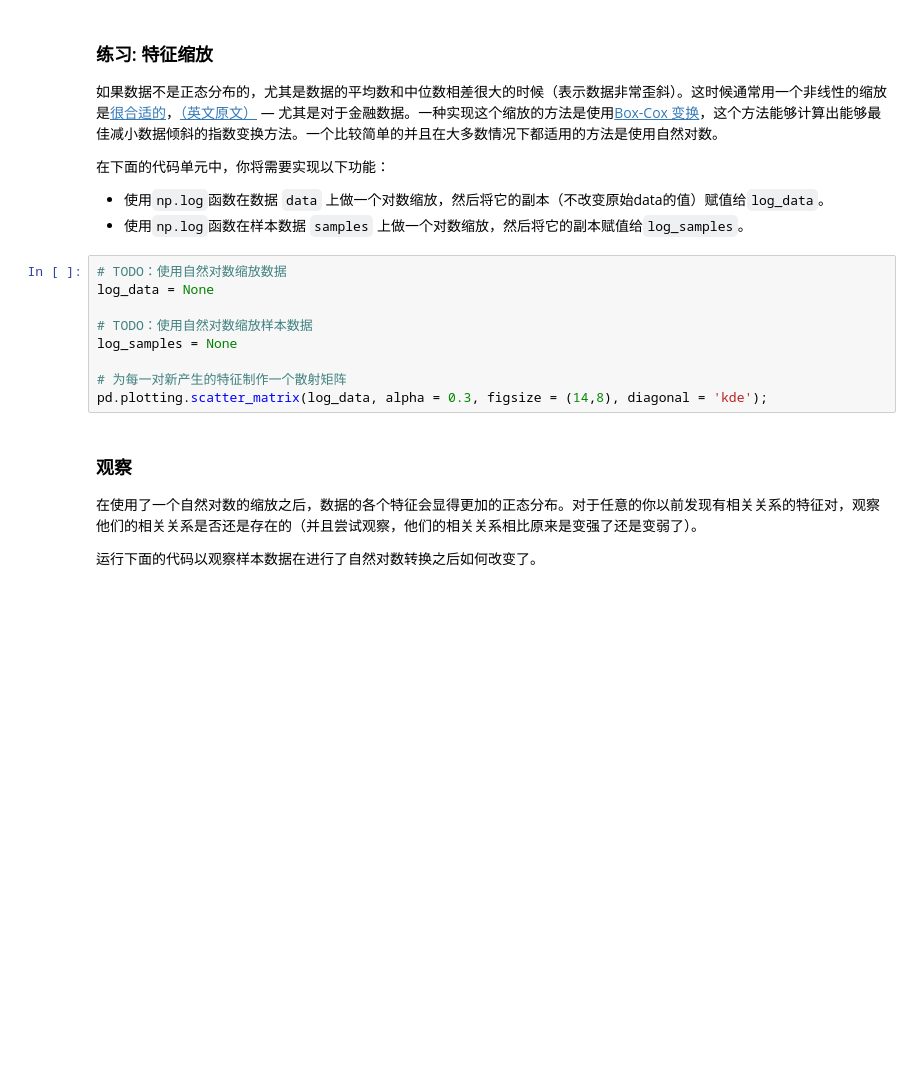
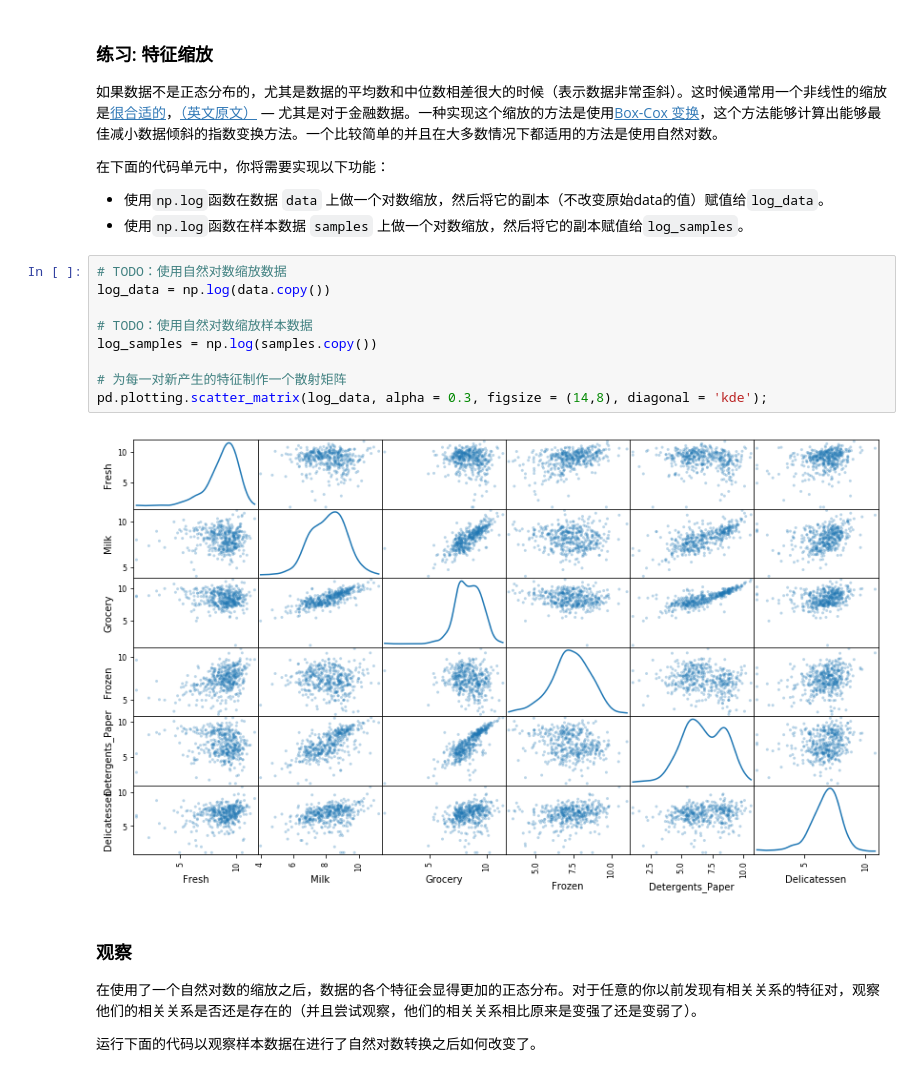
Before and after one commit to sshhan/reflections, a Jupyter notebook: creating_customer_segments-master/customer_segments.ipynb, the cells around one changed output. Cells and saved outputs as stored; diff of their text form; blank space fills up the shorter version.

```diff
--- a/creating_customer_segments-master/customer_segments.ipynb
+++ b/creating_customer_segments-master/customer_segments.ipynb
@@ -153,13 +153,15 @@ pd.plotting.scatter_matrix(data, alpha = 0.3, figsize = (14,8), diagonal = 'kde'
  - 使用`np.log`函数在样本数据 `samples` 上做一个对数缩放，然后将它的副本赋值给`log_samples`。
 # %%
 # TODO：使用自然对数缩放数据
-log_data = None
+log_data = np.log(data.copy())
 
 # TODO：使用自然对数缩放样本数据
-log_samples = None
+log_samples = np.log(samples.copy())
 
 # 为每一对新产生的特征制作一个散射矩阵
 pd.plotting.scatter_matrix(log_data, alpha = 0.3, figsize = (14,8), diagonal = 'kde');
+# %% [output]
+[figure, added]
 # %% [markdown]
 ### 观察
 在使用了一个自然对数的缩放之后，数据的各个特征会显得更加的正态分布。对于任意的你以前发现有相关关系的特征对，观察他们的相关关系是否还是存在的（并且尝试观察，他们的相关关系相比原来是变强了还是变弱了）。
```
Also changed, not shown: parts of 8 cells of this notebook.
